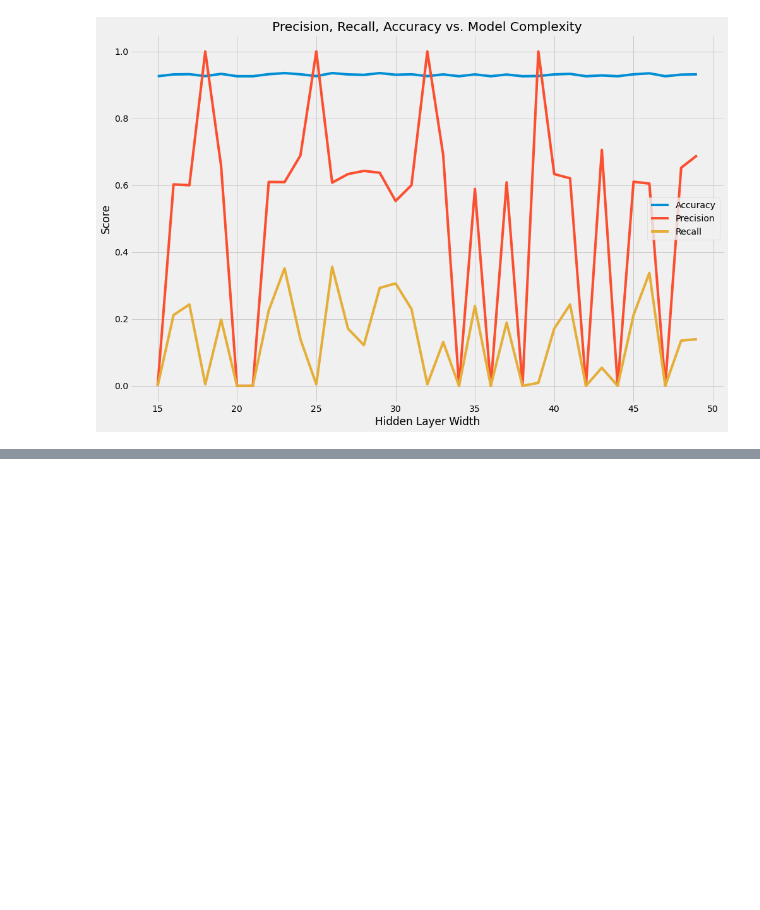
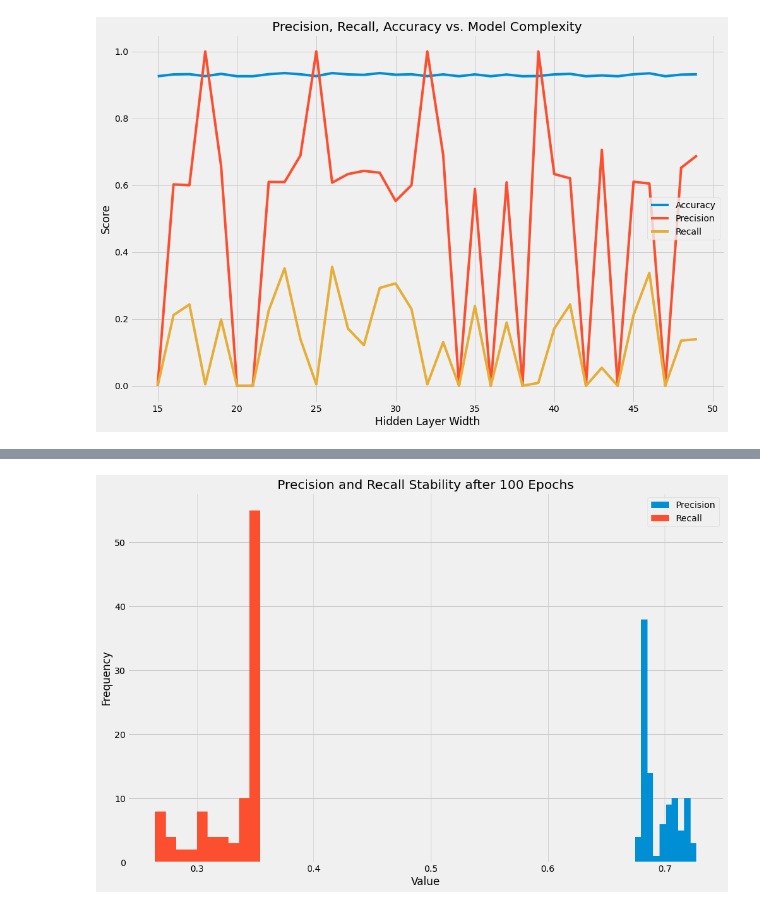
Before and after one commit to ayush-kumar-1/UGADataScienceCompetition, a Jupyter notebook: notebooks/2_feed_forward_nn.ipynb, the cells around one changed output, grey strips where cells are left out. Saved outputs shown, nothing was run; the diff lists cells and outputs as text; code cells hidden in the pictures; blank space fills up the shorter version.

```diff
--- a/notebooks/2_feed_forward_nn.ipynb
+++ b/notebooks/2_feed_forward_nn.ipynb
@@ -256,0 +257,12 @@ _________________________________________________________________
+# %%
+
+
+plt.hist(precision_scores)
+plt.hist(recall_scores)
+plt.title("Precision and Recall Stability after 100 Epochs")
+plt.xlabel("Value")
+plt.ylabel("Frequency")
+plt.legend(['Precision', 'Recall'])
+plt.savefig("StableNetwork.png")
+# %% [output]
+[figure, added]
```
Also changed, not shown: parts of 9 cells of this notebook, 6 other files.
